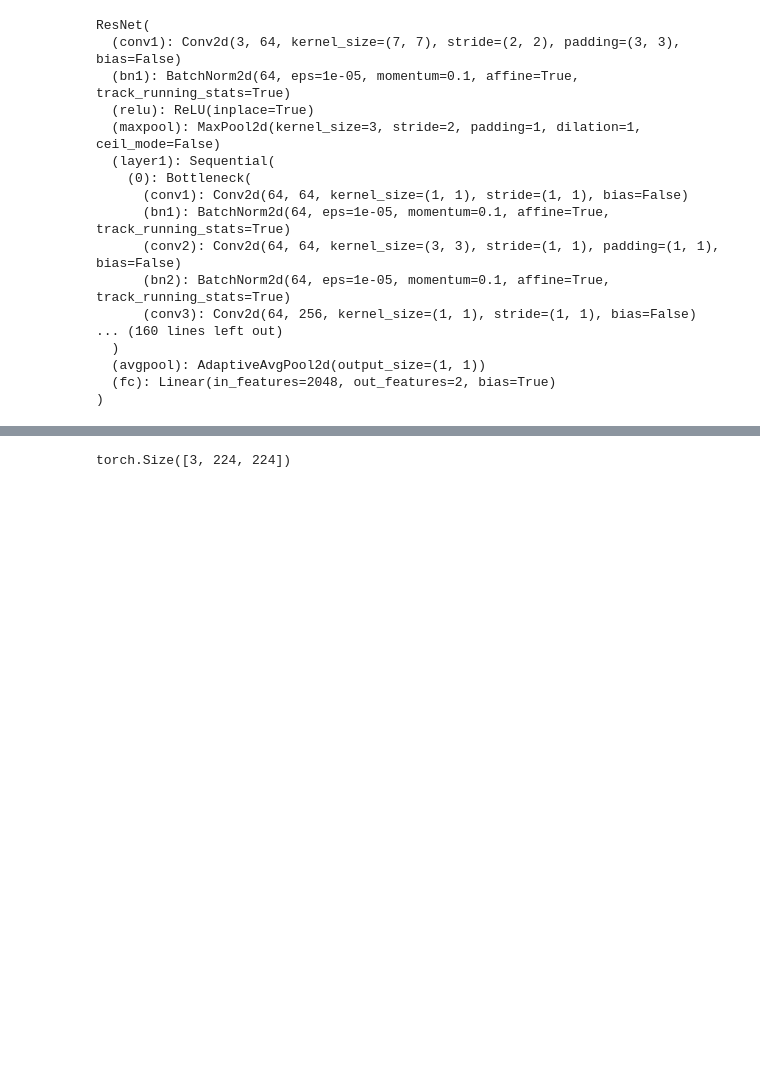
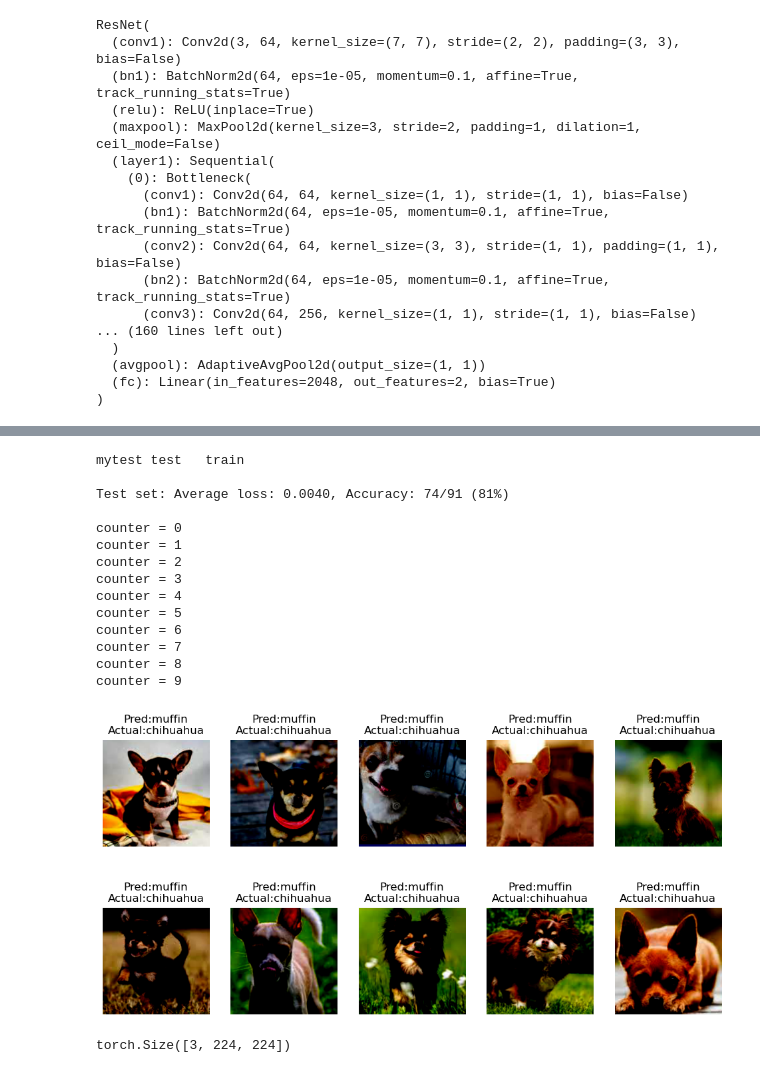
Before and after one commit to porrameth/teach_ai, a Jupyter notebook: chihuahua_muffin-resnet01_simple.ipynb, the cells around one changed output, grey strips where cells are left out. Drawn from its saved outputs; the diff is of its cells as text; code cells hidden in the pictures; blank space fills up the shorter version.

```diff
--- a/chihuahua_muffin-resnet01_simple.ipynb
+++ b/chihuahua_muffin-resnet01_simple.ipynb
@@ -327,6 +195,6 @@ ResNet(
 # %%
 i = 0
-for batch, (xx,yy) in enumerate(test_dataloader):
+for batch, (xx,yy) in enumerate(val_dataloader):
     print(batch, xx.shape,yy.shape)
     i+=1
     if i == 3:
@@ -335,13 +203,3 @@ for batch, (xx,yy) in enumerate(test_dataloader):
 0 torch.Size([128, 3, 224, 224]) torch.Size([128])
 1 torch.Size([128, 3, 224, 224]) torch.Size([128])
 2 torch.Size([128, 3, 224, 224]) torch.Size([128])
-# %%
-# Example Conv2d layer
-conv1 = nn.Conv2d(in_channels=3, out_channels=64, kernel_size=3, stride=1, padding=1)
-
-# Sample input tensor with shape (batch_size, channels, height, width)
-x = torch.randn(128, 3, 224, 224)
-
-# Apply the convolution layer
-output = conv1(x)
-output.shape
@@ -447,24 +255,23 @@ timestamp = datetime.now().strftime('%Y%m%d_%H%M%S')
 writer = SummaryWriter('runs/fashion_trainer_{}'.format(timestamp))
 epoch_number = 0
 
-EPOCHS = 1
+EPOCHS = 6
 
 best_vloss = 1_000_000.
 
 for epoch in range(EPOCHS):
     print('EPOCH {}:'.format(epoch_number + 1))
 
-    # Make sure gradient tracking is on, and do a pass over the data
+    # gradient is on
     model.train(True)
     avg_loss = train_one_epoch(epoch_number, writer,train_dataloader)
 
 
     running_vloss = 0.0
-    # Set the model to evaluation mode, disabling dropout and using population
-    # statistics for batch normalization.
+    # Set the model to evaluation mode
     model.eval()
 
-    # Disable gradient computation and reduce memory consumption.
+    # Disable gradient computation
     correct=0
     with torch.no_grad():
         for i, vdata in enumerate(val_dataloader):
@@ -477,11 +284,11 @@ for epoch in range(EPOCHS):
             running_vloss += vloss
             #correct += (pred.argmax(1) == y).type(torch.float).sum().item()
             correct += (voutputs.argmax(1) == vlabels).type(torch.float).sum().item()
-            print(f'--correct before division now = {correct}')
 
     avg_vloss = running_vloss / (i + 1)
+    print(f'--correct = {correct}, validation size ={len(val_dataloader.dataset)}')
     correct /= len(val_dataloader.dataset)
-    print(f'LOSS train {avg_loss} valid {avg_vloss:>8f}  Val Accuracy {(100*correct):>0.4f}% (Val size = {len(val_dataloader.dataset)})')
+    print(f'LOSS train {avg_loss} valid {avg_vloss:>8f}  Val Accuracy {(100*correct):>0.4f}% ')
     #print(f"Val Error: \n Accuracy: {(100*correct):>0.1f}%, Avg loss: {avg_vloss:>8f} \n")
 
 
@@ -493,7 +300,7 @@ for epoch in range(EPOCHS):
                     epoch_number + 1)
     writer.flush()
 
-    # Track best performance, and save the model's state
+    # Track best loss, and save the model's state
     if avg_vloss < best_vloss:
         best_vloss = avg_vloss
         model_path = 'model_{}_{}'.format(timestamp, epoch_number)
@@ -536,7 +362,10 @@ model_20240813_225810_7                runs
 model1 = models.resnet50(pretrained=False)
 num_ftrs = model1.fc.in_features
 model1.fc = nn.Linear(num_ftrs, 2)
-model1.load_state_dict(torch.load("model_muffin_weights-resnet.pth"))
+#model1.load_state_dict(torch.load("model_muffin_weights-resnet.pth"))
+model1.load_state_dict(torch.load("model_muffin_weights-resnet-big.pth"))
+#model1.load_state_dict(torch.load("model_muffin_weights-resnet-medium.pth"))
+#model1.load_state_dict(torch.load("model_muffin_weights-resnet-small2.pth"))
 model1.eval()
 # %% [output]
 ResNet(
@@ -616,3 +462,25 @@ Test set: Average loss: 0.0016, Accuracy: 965/981 (98%)
+# %%
+!ls chihuahua_muffin_small2/
+MYDATA = 'chihuahua_muffin_small2/mytest'
+my_data = datasets.ImageFolder(root= MYDATA ,transform=transform)
+my_dataloader = DataLoader(my_data, batch_size=batch_size,num_workers=4)
+test_testset(model=model,dataloader=my_dataloader)
+# %% [output]
+mytest test   train
+
+Test set: Average loss: 0.0040, Accuracy: 74/91 (81%)
+
+counter = 0
+counter = 1
+counter = 2
+counter = 3
+counter = 4
+counter = 5
+counter = 6
+counter = 7
+counter = 8
+counter = 9
+[figure, added]
 # %%
 test_data[0][0].shape
 # %% [output]
```
Also changed, not shown: parts of 29 cells of this notebook.
